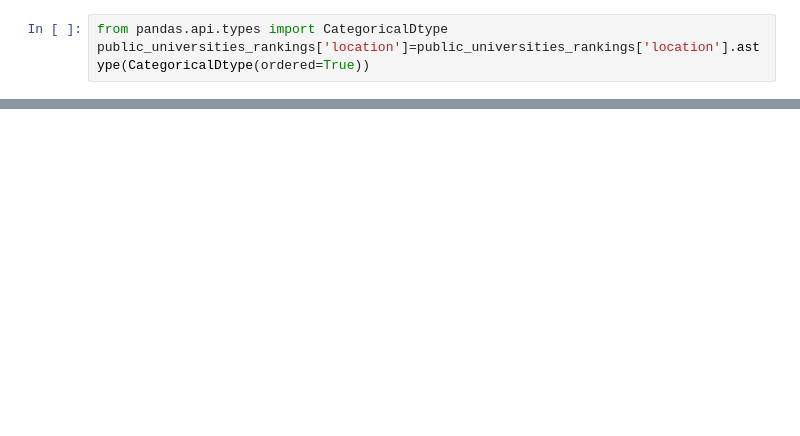
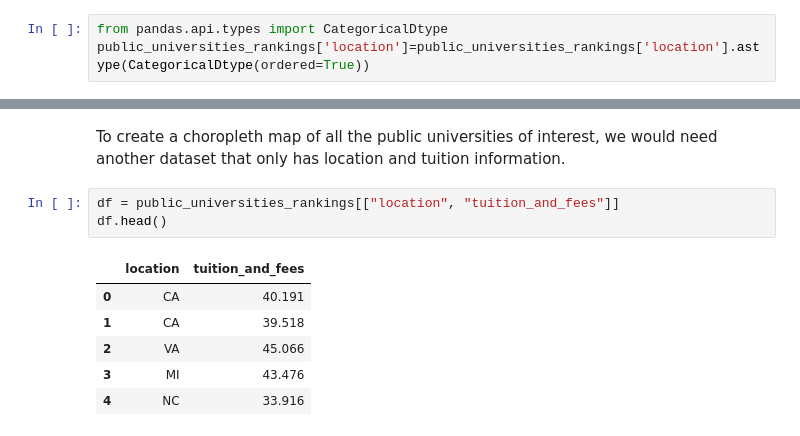
Before and after one commit to weixiao1121/PROJECT, a Jupyter notebook: public_universities_rankings.ipynb, the cells around one changed output, grey strips where cells are left out. Drawn from its saved outputs; the diff is of its cells as text; blank space fills up the shorter version.

```diff
--- a/public_universities_rankings.ipynb
+++ b/public_universities_rankings.ipynb
@@ -189,0 +155,12 @@ compressedMap= 'https://github.com/weixiao1121/PROJECT/blob/master/tl_2010_us_st
+# %% [markdown]
+To create a choropleth map of all the public universities of interest, we would need another dataset that only has location and tuition information.
+# %%
+df = public_universities_rankings[["location", "tuition_and_fees"]]
+df.head()
+# %% [output]
+|  | location | tuition_and_fees |
+| 0 | CA | 40.191 |
+| 1 | CA | 39.518 |
+| 2 | VA | 45.066 |
+| 3 | MI | 43.476 |
+| 4 | NC | 33.916 |
```
Also changed, not shown: parts of 41 cells of this notebook, 5 other files.
